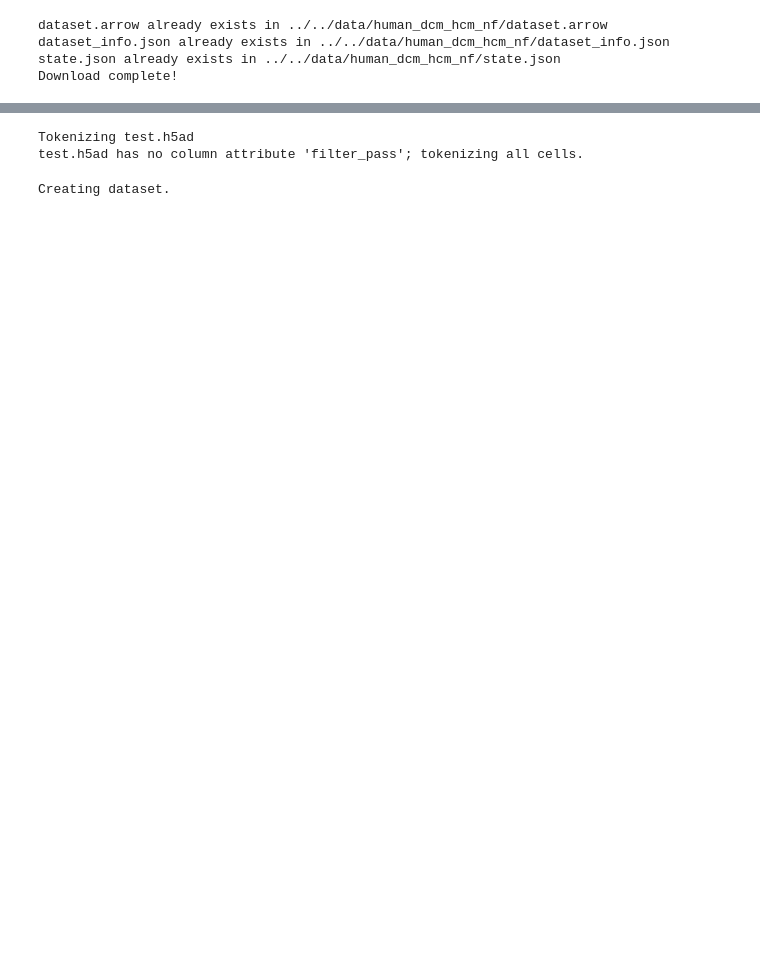
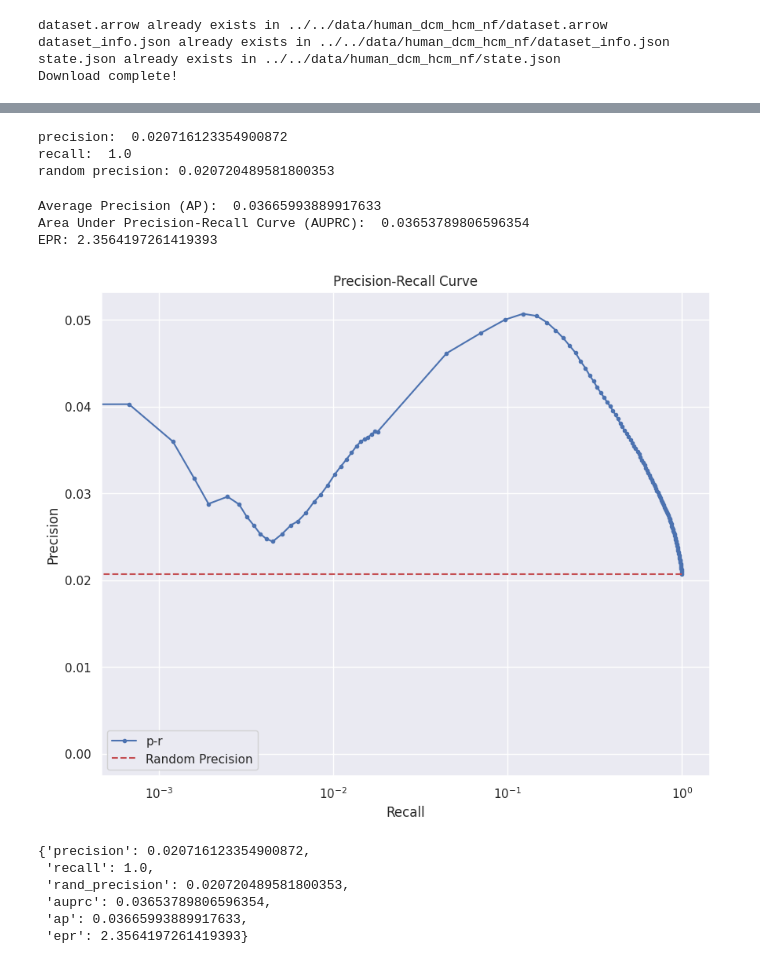
Before and after one commit to cantinilab/scPRINT-ICML, a Jupyter notebook: notebooks/additional/GeneFormer.ipynb, the cells around one changed output, grey strips where cells are left out. Drawn from its saved outputs; the diff is of its cells as text; code cells hidden in the pictures; blank space fills up the shorter version.

```diff
--- a/notebooks/additional/GeneFormer.ipynb
+++ b/notebooks/additional/GeneFormer.ipynb
@@ -85,10 +106,0 @@ genelist = [gene_mapping_dict[u] for u in subadata.var.index]
-# %%
-tk = TranscriptomeTokenizer(nproc=16)
-tk.tokenize_data("./",
-                 "../../data/",
-                 "tokenized_data",
-                 file_format="h5ad")
-# %% [output]
-Tokenizing test.h5ad
-test.h5ad has no column attribute 'filter_pass'; tokenizing all cells.
-Creating dataset.
@@ -111,0 +107,16 @@ embex
+# %%
+BenGRN(grn, do_auc=True, doplot=True).compare_to(other=adata)
+# %% [output]
+precision:  0.020716123354900872
+recall:  1.0
+random precision: 0.020720489581800353
+Average Precision (AP):  0.03665993889917633
+Area Under Precision-Recall Curve (AUPRC):  0.03653789806596354
+EPR: 2.3564197261419393
+[figure, added]
+{'precision': 0.020716123354900872,
+ 'recall': 1.0,
+ 'rand_precision': 0.020720489581800353,
+ 'auprc': 0.03653789806596354,
+ 'ap': 0.03665993889917633,
+ 'epr': 2.3564197261419393}
```
Also changed, not shown: parts of 14 cells of this notebook, 22 other files.
